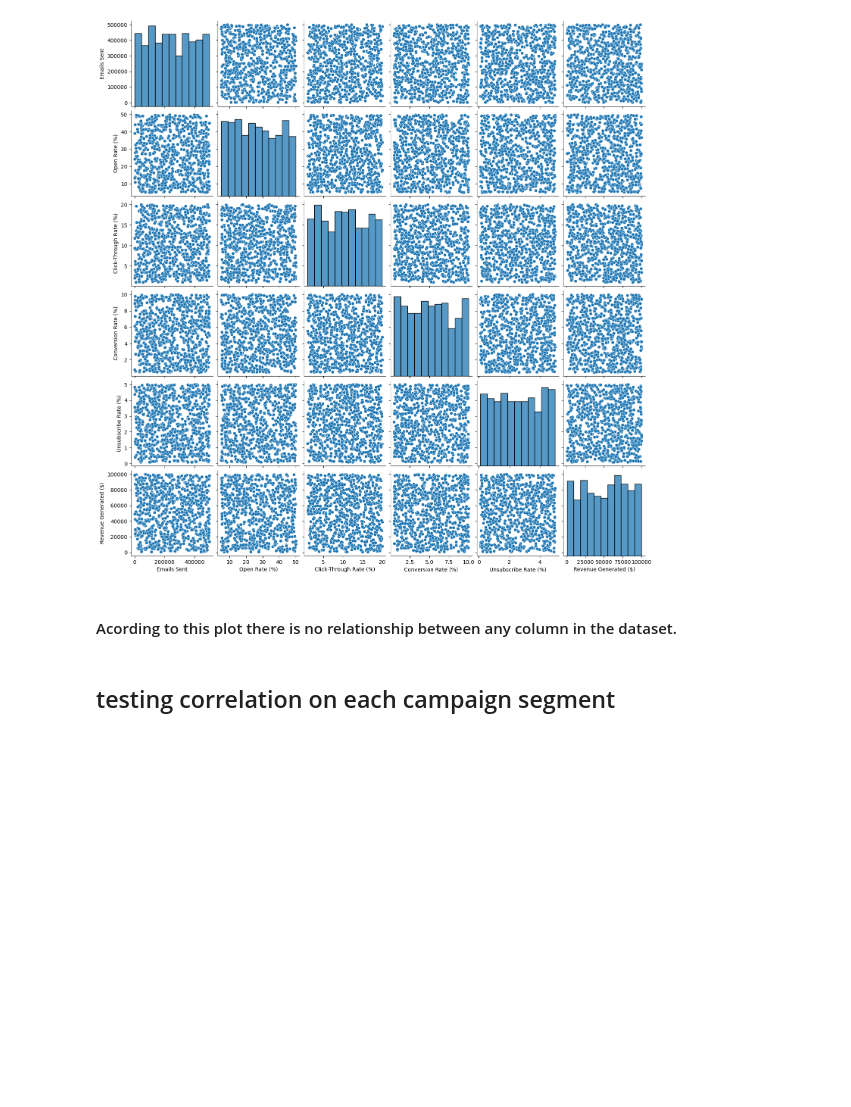
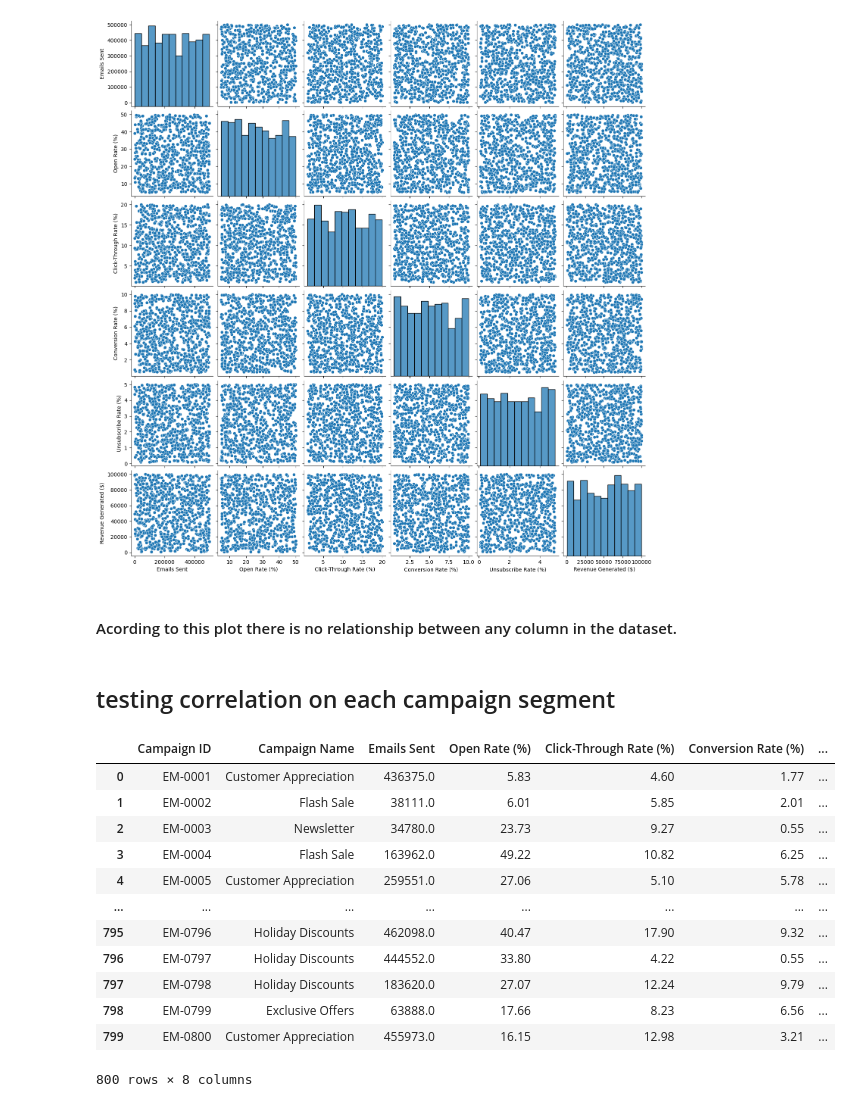
Before and after one commit to HassanFathyIsmail/Email-Campaign-Gig, a Jupyter notebook: Email-Campaign.ipynb, the cells around one changed output. Drawn from its saved outputs; the diff is of its cells as text; code cells hidden in the pictures; blank space fills up the shorter version.

```diff
--- a/Email-Campaign.ipynb
+++ b/Email-Campaign.ipynb
@@ -54,3 +54,19 @@ sns.pairplot(data)
 #### Acording to this plot there is no relationship between any column in the dataset.
 # %% [markdown]
 ## testing correlation on each campaign segment
+# %%
+data
+# %% [output]
+|  | Campaign ID | Campaign Name | Emails Sent | Open Rate (%) | Click-Through Rate (%) | Conversion Rate (%) | ... |
+| 0 | EM-0001 | Customer Appreciation | 436375.0 | 5.83 | 4.60 | 1.77 | ... |
+| 1 | EM-0002 | Flash Sale | 38111.0 | 6.01 | 5.85 | 2.01 | ... |
+| 2 | EM-0003 | Newsletter | 34780.0 | 23.73 | 9.27 | 0.55 | ... |
+| 3 | EM-0004 | Flash Sale | 163962.0 | 49.22 | 10.82 | 6.25 | ... |
+| 4 | EM-0005 | Customer Appreciation | 259551.0 | 27.06 | 5.10 | 5.78 | ... |
+| ... | ... | ... | ... | ... | ... | ... | ... |
+| 795 | EM-0796 | Holiday Discounts | 462098.0 | 40.47 | 17.90 | 9.32 | ... |
+| 796 | EM-0797 | Holiday Discounts | 444552.0 | 33.80 | 4.22 | 0.55 | ... |
+| 797 | EM-0798 | Holiday Discounts | 183620.0 | 27.07 | 12.24 | 9.79 | ... |
+| 798 | EM-0799 | Exclusive Offers | 63888.0 | 17.66 | 8.23 | 6.56 | ... |
+| 799 | EM-0800 | Customer Appreciation | 455973.0 | 16.15 | 12.98 | 3.21 | ... |
+800 rows × 8 columns
```
Also changed, not shown: parts of 2 cells of this notebook.
